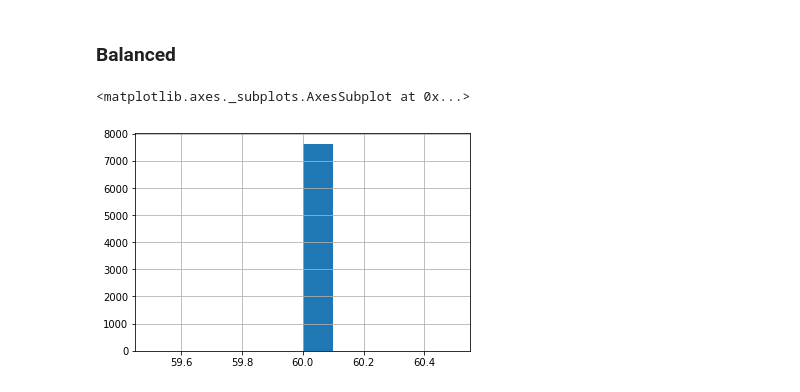
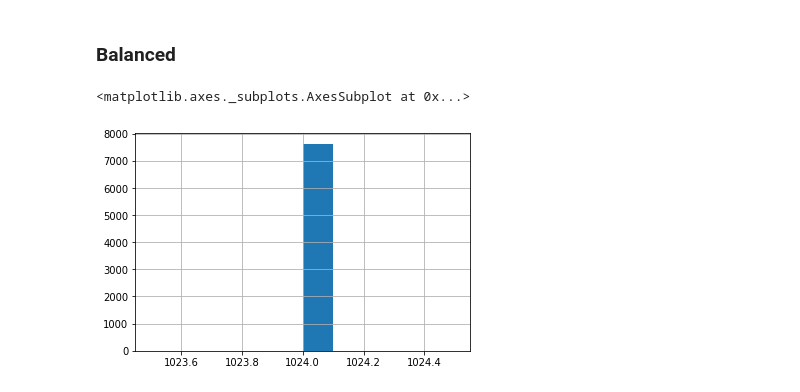
Before and after one commit to mbillouin2015/Classification-for-SMU-dataset, a Jupyter notebook: SMU_Preprocessing.ipynb, the cells around one changed output. Cells and saved outputs as stored; diff of their text form; code cells hidden in the pictures.

```diff
--- a/SMU_Preprocessing.ipynb
+++ b/SMU_Preprocessing.ipynb
@@ -128,12 +126,12 @@ smu_resampled.to_pickle('data/smu_resampled_imbalanced.pickle')
 # %%
 smu_balanced_resampled = smu_balanced.drop(columns=['lens']).copy()
 
-to_length = 60
+to_length = 1024
 smu_balanced_resampled['ts'] = smu_balanced_resampled.ts.progress_apply(lambda x: resample(x, to_length))
 
 smu_balanced_resampled['lens'] = smu_balanced_resampled.ts.progress_apply(lambda x: len(x))
 smu_balanced_resampled.lens.hist()
 # %% [output]
 <matplotlib.axes._subplots.AxesSubplot at 0x...>
-[figure, old version]
+[figure, new version]
 # %%
```
Also changed, not shown: parts of 5 cells of this notebook, 38 other files.
